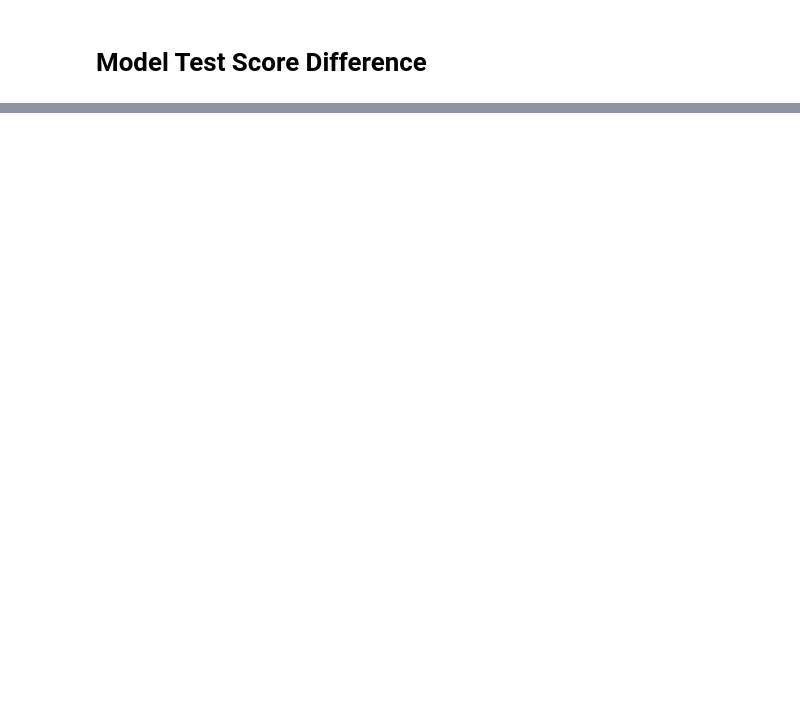
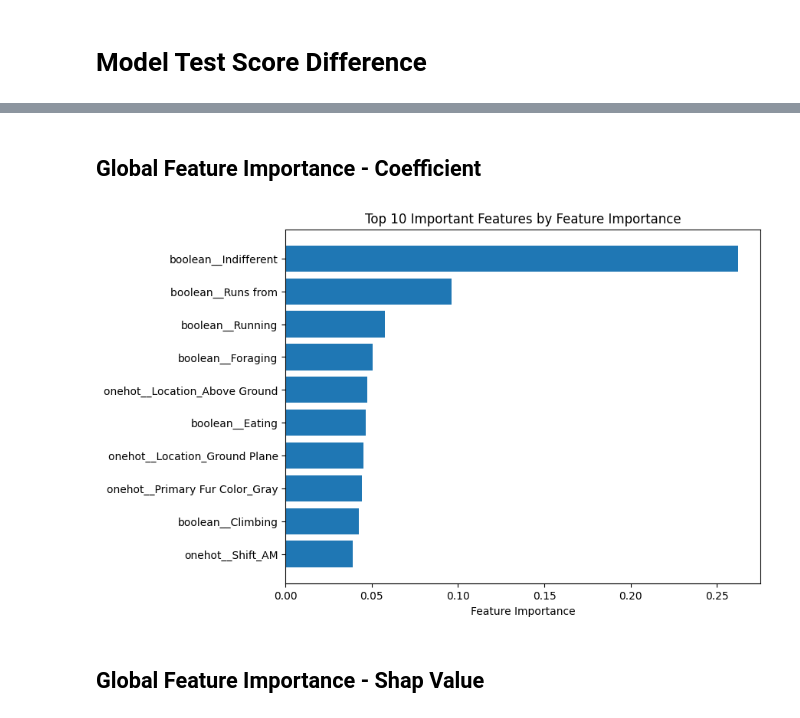
Before and after one commit to xiaoke-song/1030project_squirrels, a Jupyter notebook: src/friendly_squirrel.ipynb, the cells around one changed output, grey strips where cells are left out. Cells and saved outputs as stored; diff of their text form; code cells hidden in the pictures; blank space fills up the shorter version.

```diff
--- a/src/friendly_squirrel.ipynb
+++ b/src/friendly_squirrel.ipynb
@@ -1004,0 +1059,19 @@ plt.show()
+# %% [markdown]
+## Global Feature Importance - Coefficient ##
+# %%
+importances = best_model[-1].feature_importances_
+sorted_indices = np.argsort(importances)
+
+top_indices = sorted_indices[-10:]
+
+plt.figure(figsize=(8, 6))
+plt.rcParams.update({'font.size': 10})
+plt.barh(np.arange(10), importances[top_indices])
+plt.yticks(np.arange(10), np.array(df_test.columns)[top_indices])
+plt.xlabel('Feature Importance')
+plt.title('Top 10 Important Features by Feature Importance')
+plt.show()
+# %% [output]
+[figure, added]
+# %% [markdown]
+## Global Feature Importance - Shap Value ##
```
Also changed, not shown: parts of 32 cells of this notebook, 4 other files.
